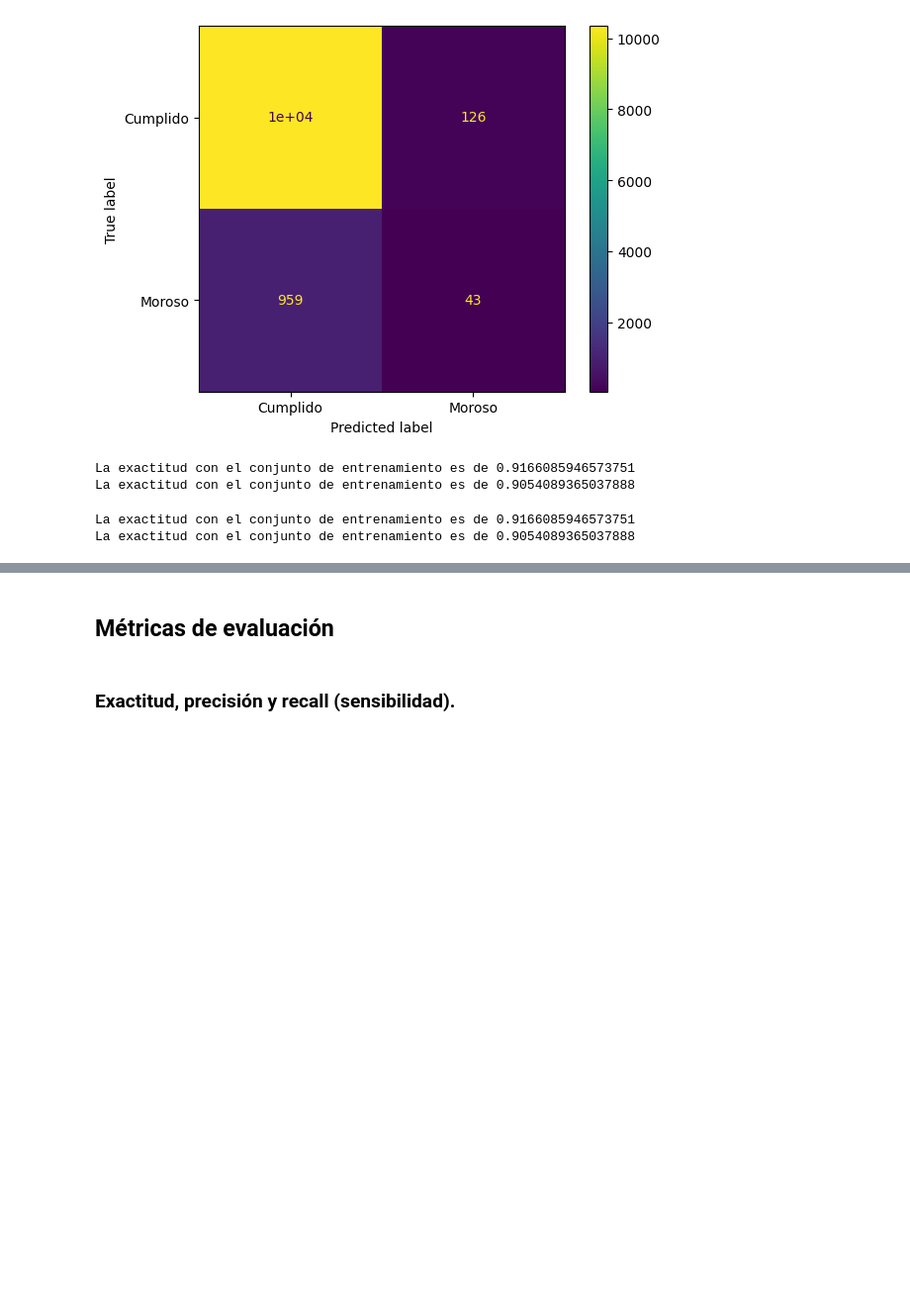
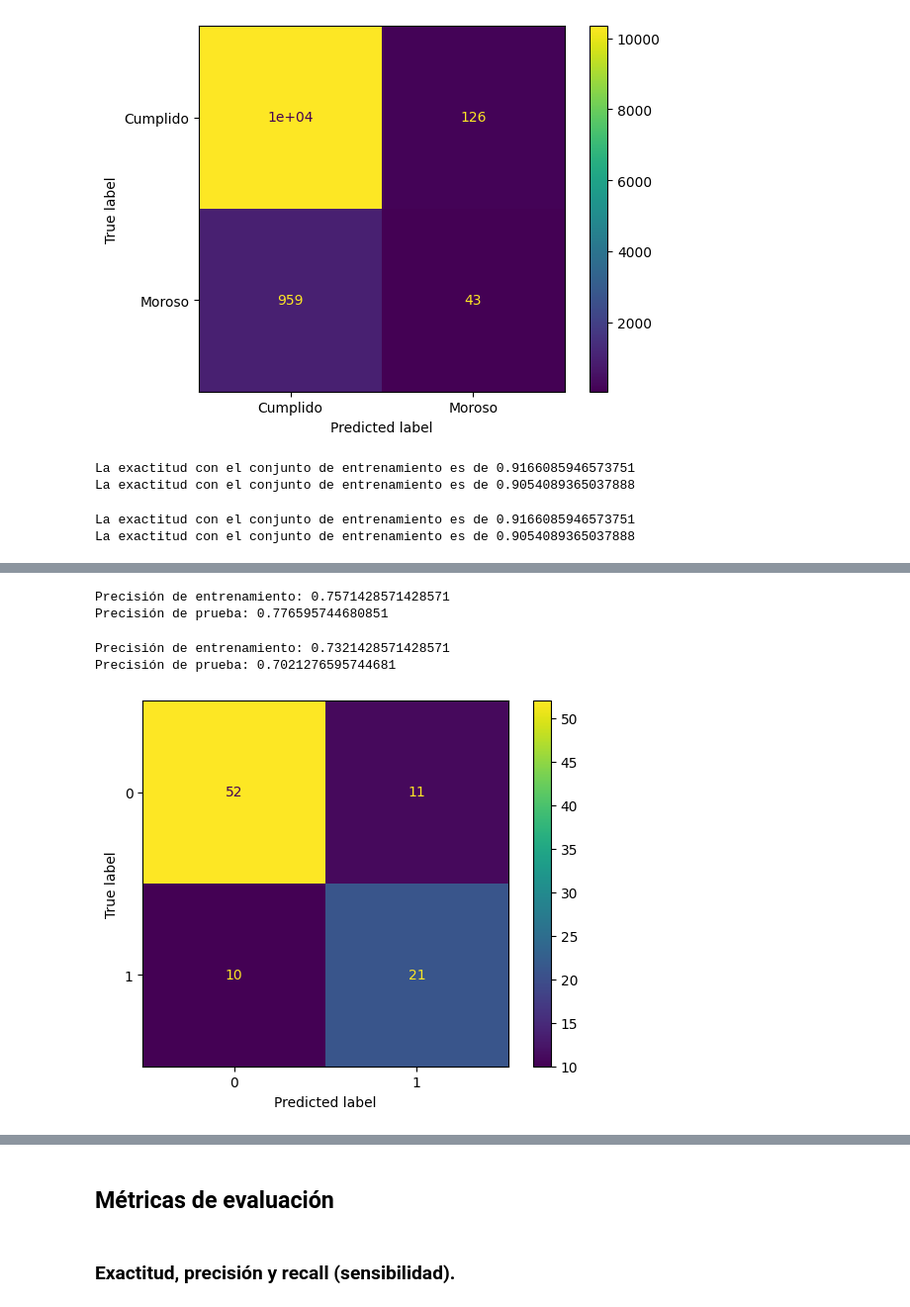
Before and after one commit to Cristiand056/Estadisticas-y-Machine-Learning-G8---ONE, a Jupyter notebook: Clasificacion_validacion_y_metricas.ipynb, the cells around one changed output, grey strips where cells are left out. Shown at 99% size. Drawn from its saved outputs; the diff is of its cells as text; code cells hidden in the pictures; blank space fills up the shorter version.

```diff
--- a/Clasificacion_validacion_y_metricas.ipynb
+++ b/Clasificacion_validacion_y_metricas.ipynb
@@ -147,0 +200,28 @@ La exactitud con el conjunto de entrenamiento es de 0.9054089365037888
+# %%
+X_d = datos_d.drop('diabetes', axis = 1)
+y_d = datos_d['diabetes']
+# %%
+X_d, X_d_prueba, y_d, y_d_prueba = train_test_split(X_d, y_d, stratify = y_d, test_size = 0.05, random_state = 5)
+X_d_entrenamiento, X_d_val, y_d_entrenamiento, y_d_val = train_test_split(X_d, y_d, stratify = y_d, random_state = 5)
+# %%
+arbol = DecisionTreeClassifier(max_depth = 3)
+random_forest = RandomForestClassifier(max_depth = 2)
+# %%
+arbol.fit(X_d_entrenamiento, y_d_entrenamiento)
+print(f'Precisión de entrenamiento: {arbol.score(X_d_entrenamiento, y_d_entrenamiento)}')
+print(f'Precisión de prueba: {arbol.score(X_d_val, y_d_val)}')
+# %% [output]
+Precisión de entrenamiento: 0.7571428571428571
+Precisión de prueba: 0.776595744680851
+# %%
+random_forest.fit(X_d_entrenamiento, y_d_entrenamiento)
+print(f'Precisión de entrenamiento: {random_forest.score(X_d_entrenamiento, y_d_entrenamiento)}')
+print(f'Precisión de prueba: {random_forest.score(X_d_val, y_d_val)}')
+# %% [output]
+Precisión de entrenamiento: 0.7321428571428571
+Precisión de prueba: 0.7021276595744681
+# %%
+prediccion_arbol = arbol.predict(X_d_val)
+ConfusionMatrixDisplay.from_predictions(y_d_val, prediccion_arbol);
+# %% [output]
+[figure, added]
```
Also changed, not shown: parts of 9 cells of this notebook.
